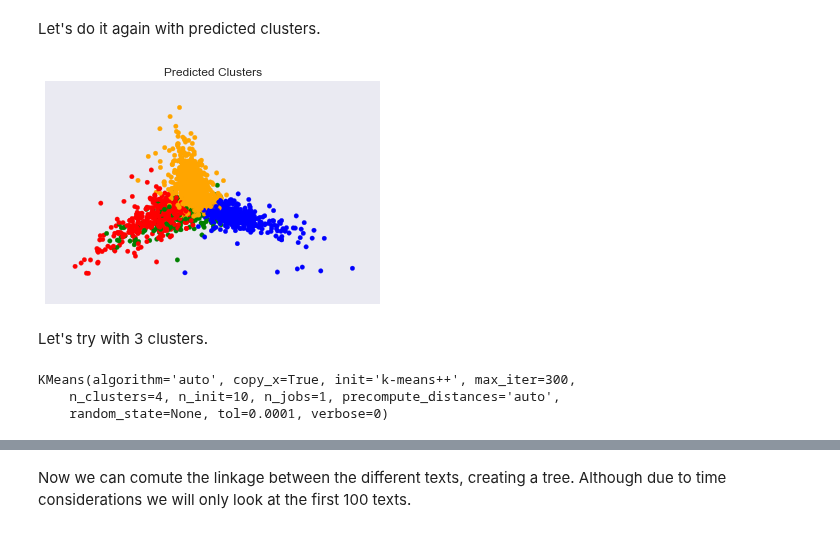
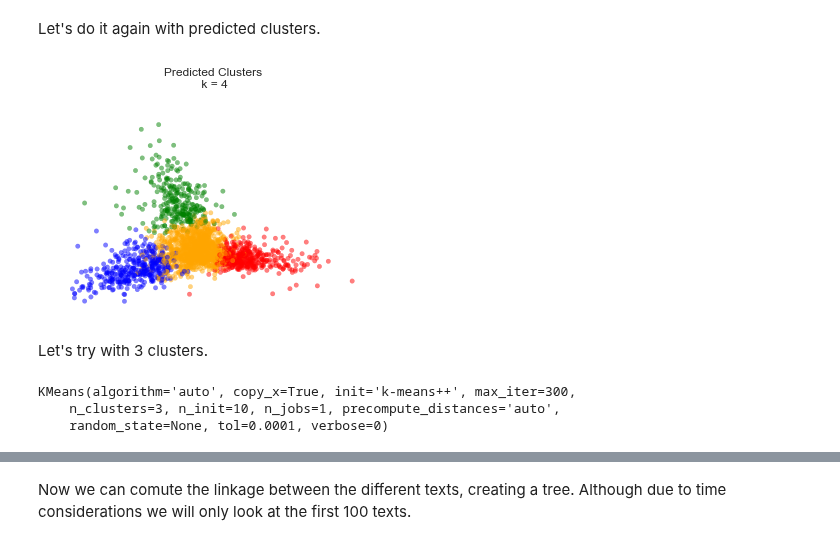
Before and after one commit to KnowledgeLab/content_analysis, a Jupyter notebook: notebooks/3-Clustering-and-Topic-Modeling.ipynb, the cells around one changed output, grey strips where cells are left out. Cells and saved outputs as stored; diff of their text form; code cells hidden in the pictures.

```diff
--- a/notebooks/3-Clustering-and-Topic-Modeling.ipynb
+++ b/notebooks/3-Clustering-and-Topic-Modeling.ipynb
@@ -208,6 +208,6 @@ Lots of garbage from unique words and stopwords, but it is a start. We should no
 # %%
 #initialize
-ngTFVectorizer = sklearn.feature_extraction.text.TfidfVectorizer(max_df=0.5, max_features=5000, min_df=3, stop_words='english', norm='l2')
+ngTFVectorizer = sklearn.feature_extraction.text.TfidfVectorizer(max_df=0.5, max_features=1000, min_df=3, stop_words='english', norm='l2')
 #train
 newsgroupsTFVects = ngTFVectorizer.fit_transform(newsgroupsDF['text'])
 # %% [markdown]
@@ -304,4 +304,8 @@ Cluster 0:
 Let 's do a visualization of the clusters. First, let's first reduce the
 dimensionality of the data using a principal component analysis(PCA).
 # %%
-reduced_data= sklearn.decomposition.PCA(n_components=2).fit_transform(newsgroupsTFVects.toarray())
+PCA = sklearn.decomposition.PCA
+pca = PCA(n_components = 2).fit(newsgroupsTFVects.toarray())
+# %%
+reduced_data = pca.transform(newsgroupsTFVects.toarray())
+components = pca.components_
@@ -335,20 +362,22 @@ Let's do it again with predicted clusters.
 # %%
 colors_p = [colordict[newsgroupsCategories[l]] for l in km.labels_]
 # %%
-plt.figure(1)
-plt.scatter(reduced_data[:, 0], reduced_data[:, 1], color = colors_p)
+fig = plt.figure(1)
+ax = fig.add_subplot(111)
+ax.set_frame_on(False)
+plt.scatter(reduced_data[:, 0], reduced_data[:, 1], color = colors_p, alpha = 0.5)
 plt.xticks(())
 plt.yticks(())
-plt.title('Predicted Clusters')
+plt.title('Predicted Clusters\n k = 4')
 plt.show()
 # %% [output]
-[figure, old version]
+[figure, new version]
 # %% [markdown]
 Let's try with 3 clusters.
 # %%
-km3 = sklearn.cluster.KMeans(n_clusters=numClusters, init='k-means++')
+km3 = sklearn.cluster.KMeans(n_clusters= 3, init='k-means++')
 km3.fit(newsgroupsTFVects.toarray())
 # %% [output]
 KMeans(algorithm='auto', copy_x=True, init='k-means++', max_iter=300,
-    n_clusters=4, n_init=10, n_jobs=1, precompute_distances='auto',
+    n_clusters=3, n_init=10, n_jobs=1, precompute_distances='auto',
     random_state=None, tol=0.0001, verbose=0)
```
Also changed, not shown: parts of 23 cells of this notebook, 1 other file.
